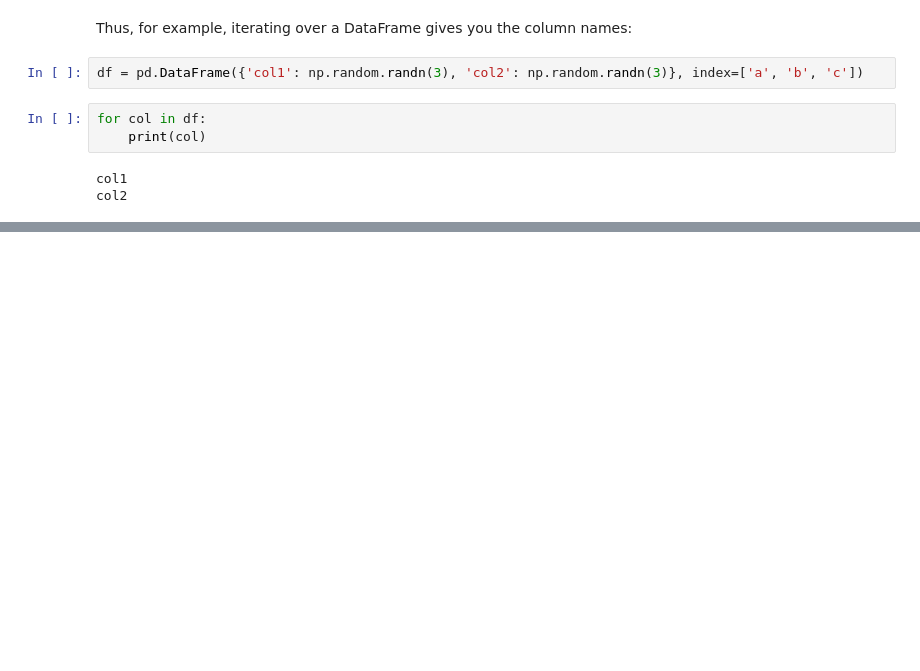
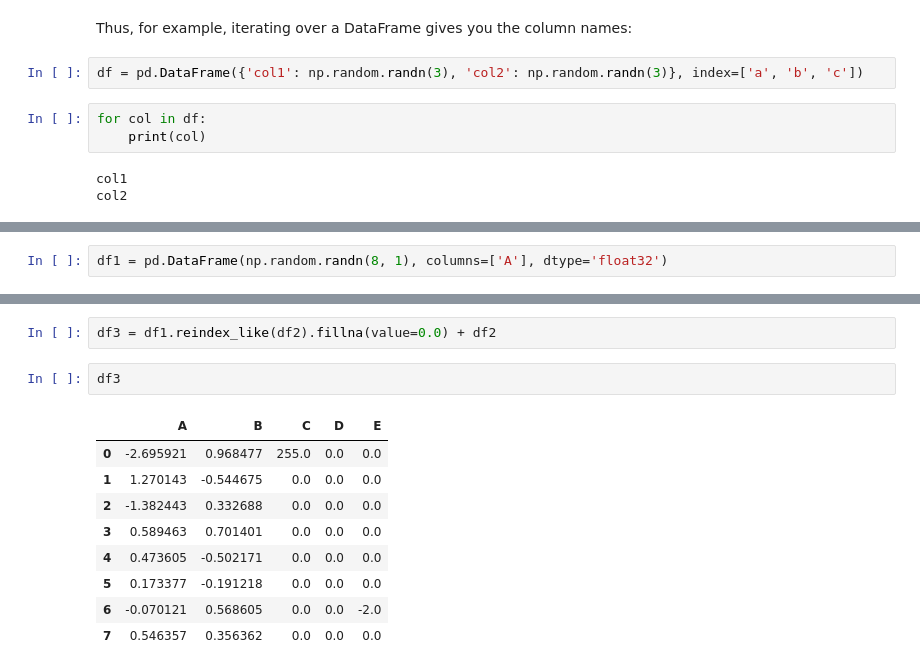
Before and after one commit to sumanA92/data-science, a Jupyter notebook: Introduction to Pandas/essential basic functionality_2.ipynb, the cells around one changed output, grey strips where cells are left out. Drawn from its saved outputs; the diff is of its cells as text; blank space fills up the shorter version.

```diff
--- a/Introduction to Pandas/essential basic functionality_2.ipynb
+++ b/Introduction to Pandas/essential basic functionality_2.ipynb
@@ -620,0 +1179,2 @@ Name: col2, dtype: float64
+# %%
+df1 = pd.DataFrame(np.random.randn(8, 1), columns=['A'], dtype='float32')
@@ -620,0 +1292,14 @@ Name: col2, dtype: float64
+# %%
+df3 = df1.reindex_like(df2).fillna(value=0.0) + df2
+# %%
+df3
+# %% [output]
+|  | A | B | C | D | E |
+| 0 | -2.695921 | 0.968477 | 255.0 | 0.0 | 0.0 |
+| 1 | 1.270143 | -0.544675 | 0.0 | 0.0 | 0.0 |
+| 2 | -1.382443 | 0.332688 | 0.0 | 0.0 | 0.0 |
+| 3 | 0.589463 | 0.701401 | 0.0 | 0.0 | 0.0 |
+| 4 | 0.473605 | -0.502171 | 0.0 | 0.0 | 0.0 |
+| 5 | 0.173377 | -0.191218 | 0.0 | 0.0 | 0.0 |
+| 6 | -0.070121 | 0.568605 | 0.0 | 0.0 | -2.0 |
+| 7 | 0.546357 | 0.356362 | 0.0 | 0.0 | 0.0 |
```
Also changed, not shown: parts of 337 cells of this notebook.
